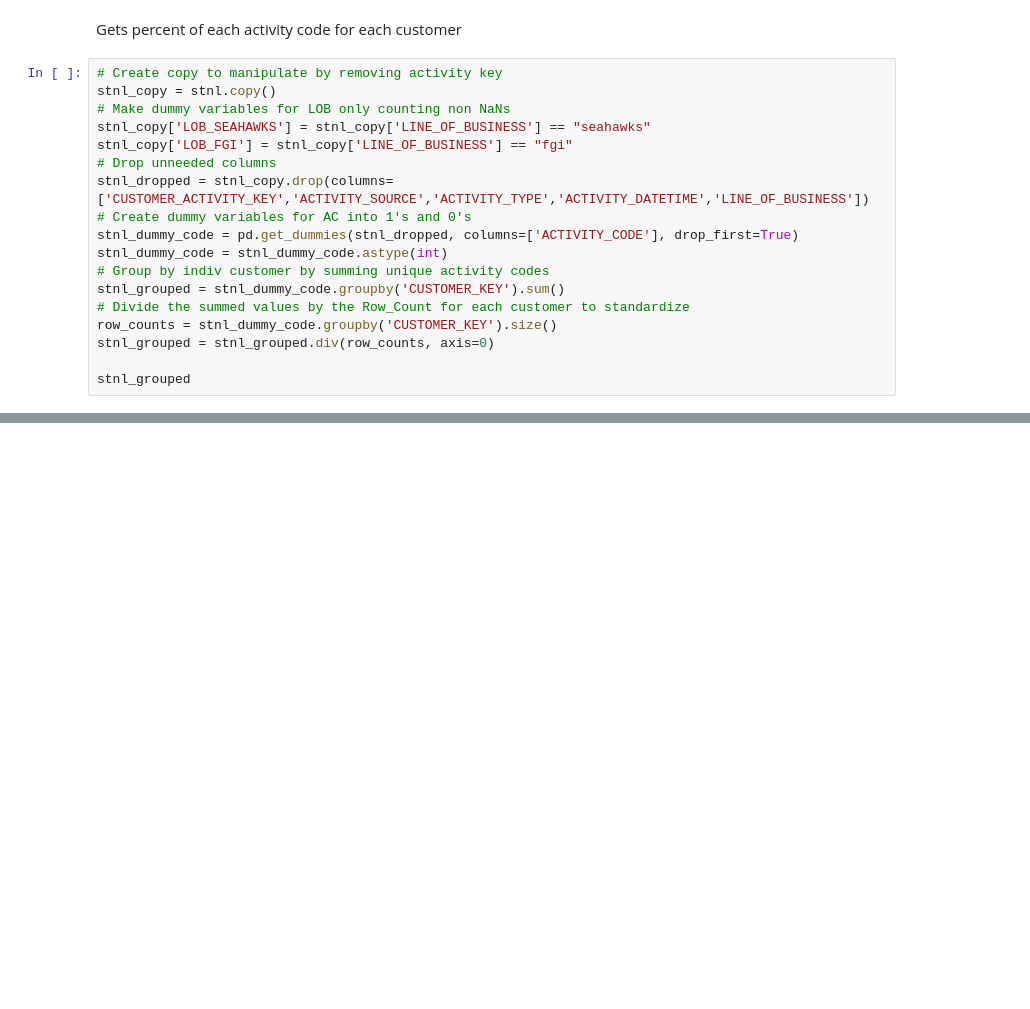
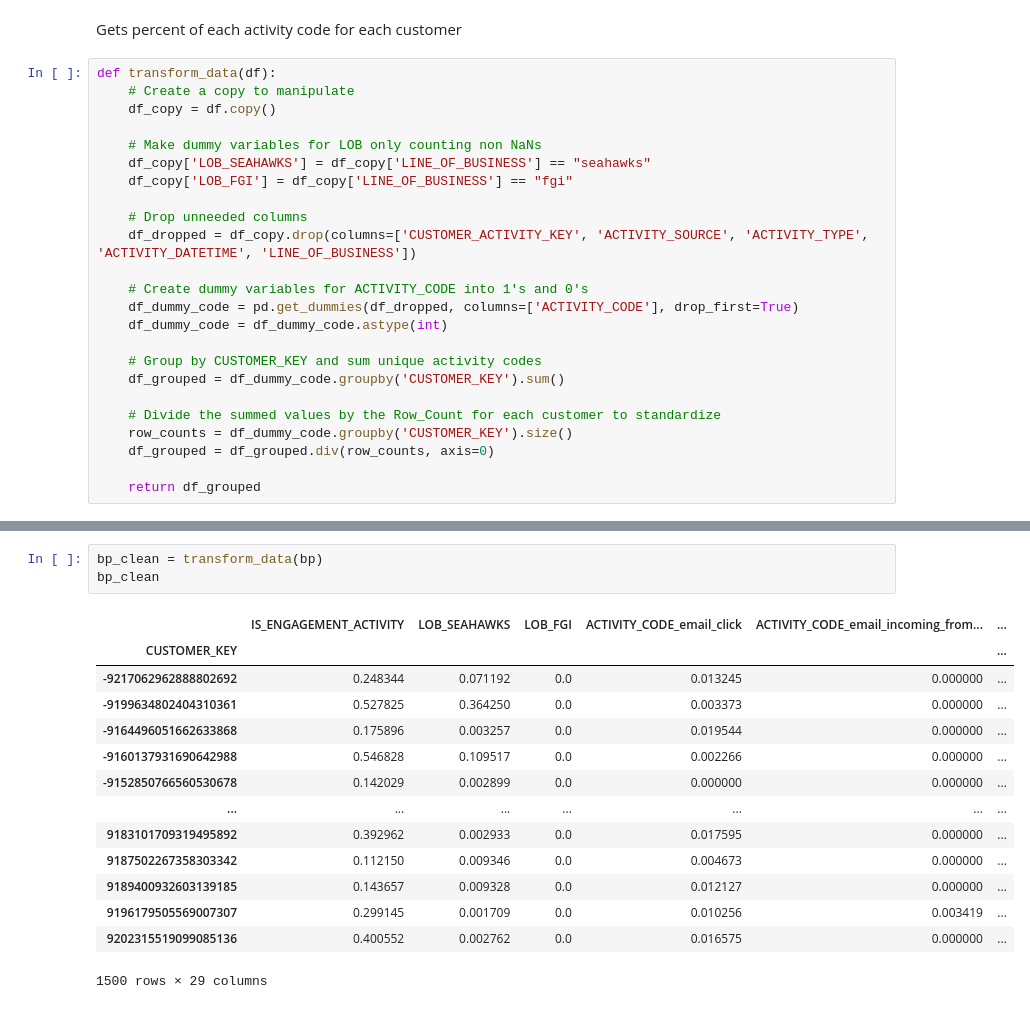
Before and after one commit to ddchamber/Seahawks, a Jupyter notebook: Data_Overview.ipynb, the cells around one changed output, grey strips where cells are left out. Saved outputs shown, nothing was run; the diff lists cells and outputs as text; blank space fills up the shorter version.

Commit message:
function made for cleaning

```diff
--- a/Data_Overview.ipynb
+++ b/Data_Overview.ipynb
@@ -607,20 +607,26 @@ stnl_member1
 # %% [markdown]
 Gets percent of each activity code for each customer
 # %%
-# Create copy to manipulate by removing activity key
-stnl_copy = stnl.copy()
-# Make dummy variables for LOB only counting non NaNs
-stnl_copy['LOB_SEAHAWKS'] = stnl_copy['LINE_OF_BUSINESS'] == "seahawks"
-stnl_copy['LOB_FGI'] = stnl_copy['LINE_OF_BUSINESS'] == "fgi"
-# Drop unneeded columns
-stnl_dropped = stnl_copy.drop(columns=['CUSTOMER_ACTIVITY_KEY','ACTIVITY_SOURCE','ACTIVITY_TYPE','ACTIVITY_DATETIME','LINE_OF_BUSINESS'])
-# Create dummy variables for AC into 1's and 0's
-stnl_dummy_code = pd.get_dummies(stnl_dropped, columns=['ACTIVITY_CODE'], drop_first=True)
-stnl_dummy_code = stnl_dummy_code.astype(int)
-# Group by indiv customer by summing unique activity codes
-stnl_grouped = stnl_dummy_code.groupby('CUSTOMER_KEY').sum()
-# Divide the summed values by the Row_Count for each customer to standardize
-row_counts = stnl_dummy_code.groupby('CUSTOMER_KEY').size()
-stnl_grouped = stnl_grouped.div(row_counts, axis=0)
+def transform_data(df):
+    # Create a copy to manipulate
+    df_copy = df.copy()
 
-stnl_grouped
+    # Make dummy variables for LOB only counting non NaNs
+    df_copy['LOB_SEAHAWKS'] = df_copy['LINE_OF_BUSINESS'] == "seahawks"
+    df_copy['LOB_FGI'] = df_copy['LINE_OF_BUSINESS'] == "fgi"
+
+    # Drop unneeded columns
+    df_dropped = df_copy.drop(columns=['CUSTOMER_ACTIVITY_KEY', 'ACTIVITY_SOURCE', 'ACTIVITY_TYPE', 'ACTIVITY_DATETIME', 'LINE_OF_BUSINESS'])
+
+    # Create dummy variables for ACTIVITY_CODE into 1's and 0's
+    df_dummy_code = pd.get_dummies(df_dropped, columns=['ACTIVITY_CODE'], drop_first=True)
+    df_dummy_code = df_dummy_code.astype(int)
+
+    # Group by CUSTOMER_KEY and sum unique activity codes
+    df_grouped = df_dummy_code.groupby('CUSTOMER_KEY').sum()
+
+    # Divide the summed values by the Row_Count for each customer to standardize
+    row_counts = df_dummy_code.groupby('CUSTOMER_KEY').size()
+    df_grouped = df_grouped.div(row_counts, axis=0)
+
+    return df_grouped
@@ -641,0 +651,18 @@ stnl_grouped
+# %%
+bp_clean = transform_data(bp)
+bp_clean
+# %% [output]
+|  | IS_ENGAGEMENT_ACTIVITY | LOB_SEAHAWKS | LOB_FGI | ACTIVITY_CODE_email_click | ACTIVITY_CODE_email_incoming_from... | ... |
+| CUSTOMER_KEY |  |  |  |  |  | ... |
+| -9217062962888802692 | 0.248344 | 0.071192 | 0.0 | 0.013245 | 0.000000 | ... |
+| -9199634802404310361 | 0.527825 | 0.364250 | 0.0 | 0.003373 | 0.000000 | ... |
+| -9164496051662633868 | 0.175896 | 0.003257 | 0.0 | 0.019544 | 0.000000 | ... |
+| -9160137931690642988 | 0.546828 | 0.109517 | 0.0 | 0.002266 | 0.000000 | ... |
+| -9152850766560530678 | 0.142029 | 0.002899 | 0.0 | 0.000000 | 0.000000 | ... |
+| ... | ... | ... | ... | ... | ... | ... |
+| 9183101709319495892 | 0.392962 | 0.002933 | 0.0 | 0.017595 | 0.000000 | ... |
+| 9187502267358303342 | 0.112150 | 0.009346 | 0.0 | 0.004673 | 0.000000 | ... |
+| 9189400932603139185 | 0.143657 | 0.009328 | 0.0 | 0.012127 | 0.000000 | ... |
+| 9196179505569007307 | 0.299145 | 0.001709 | 0.0 | 0.010256 | 0.003419 | ... |
+| 9202315519099085136 | 0.400552 | 0.002762 | 0.0 | 0.016575 | 0.000000 | ... |
+1500 rows × 29 columns
```
Also changed, not shown: parts of 3 cells of this notebook.
